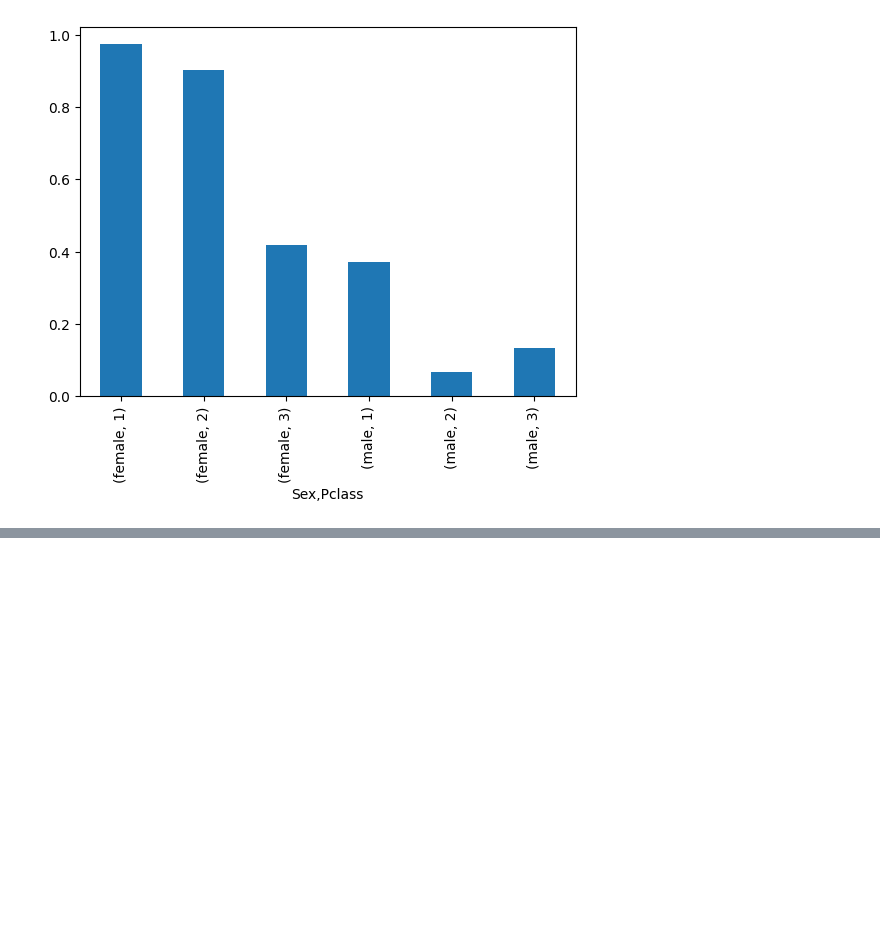
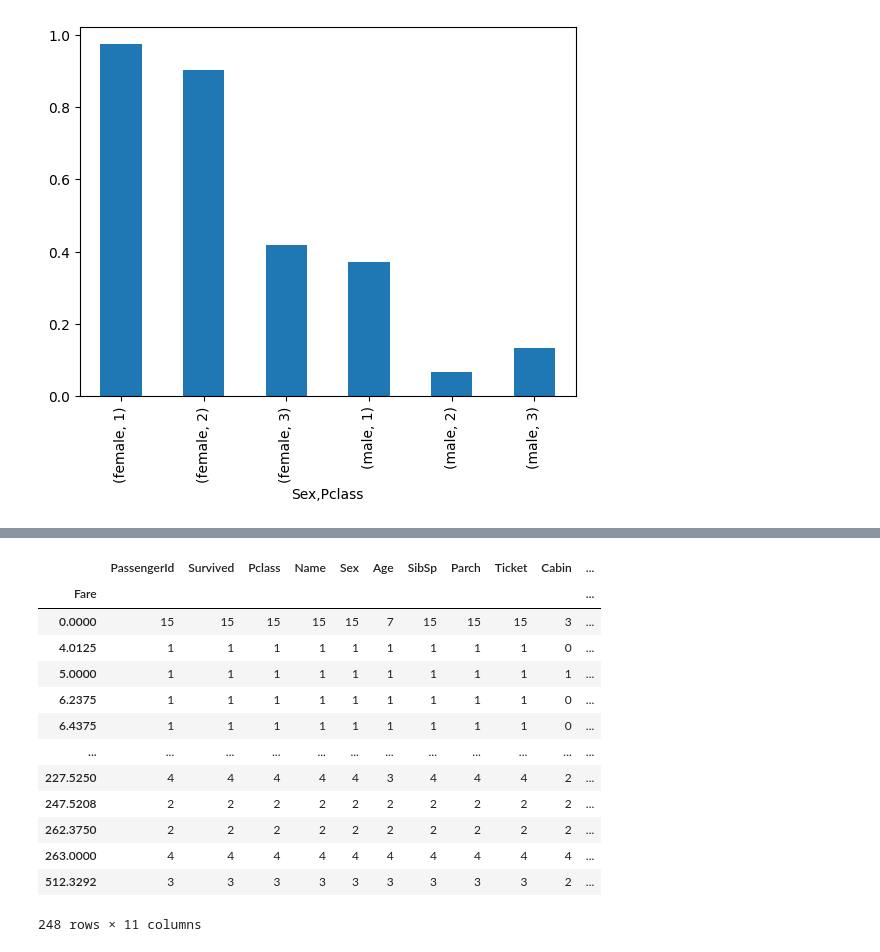
Before and after one commit to ithsgbg/python_ai_22, a Jupyter notebook: nov10/titanic.ipynb, the cells around one changed output, grey strips where cells are left out. Saved outputs shown, nothing was run; the diff lists cells and outputs as text; code cells hidden in the pictures; blank space fills up the shorter version.

```diff
--- a/nov10/titanic.ipynb
+++ b/nov10/titanic.ipynb
@@ -129,0 +151,17 @@ import matplotlib.pyplot as plt
+# %%
+titanic_df.groupby(['Fare']).count()
+# %% [output]
+|  | PassengerId | Survived | Pclass | Name | Sex | Age | SibSp | Parch | Ticket | Cabin | ... |
+| Fare |  |  |  |  |  |  |  |  |  |  | ... |
+| 0.0000 | 15 | 15 | 15 | 15 | 15 | 7 | 15 | 15 | 15 | 3 | ... |
+| 4.0125 | 1 | 1 | 1 | 1 | 1 | 1 | 1 | 1 | 1 | 0 | ... |
+| 5.0000 | 1 | 1 | 1 | 1 | 1 | 1 | 1 | 1 | 1 | 1 | ... |
+| 6.2375 | 1 | 1 | 1 | 1 | 1 | 1 | 1 | 1 | 1 | 0 | ... |
+| 6.4375 | 1 | 1 | 1 | 1 | 1 | 1 | 1 | 1 | 1 | 0 | ... |
+| ... | ... | ... | ... | ... | ... | ... | ... | ... | ... | ... | ... |
+| 227.5250 | 4 | 4 | 4 | 4 | 4 | 3 | 4 | 4 | 4 | 2 | ... |
+| 247.5208 | 2 | 2 | 2 | 2 | 2 | 2 | 2 | 2 | 2 | 2 | ... |
+| 262.3750 | 2 | 2 | 2 | 2 | 2 | 2 | 2 | 2 | 2 | 2 | ... |
+| 263.0000 | 4 | 4 | 4 | 4 | 4 | 4 | 4 | 4 | 4 | 4 | ... |
+| 512.3292 | 3 | 3 | 3 | 3 | 3 | 3 | 3 | 3 | 3 | 2 | ... |
+248 rows × 11 columns
```
Also changed, not shown: parts of 9 cells of this notebook, 1 other file.
